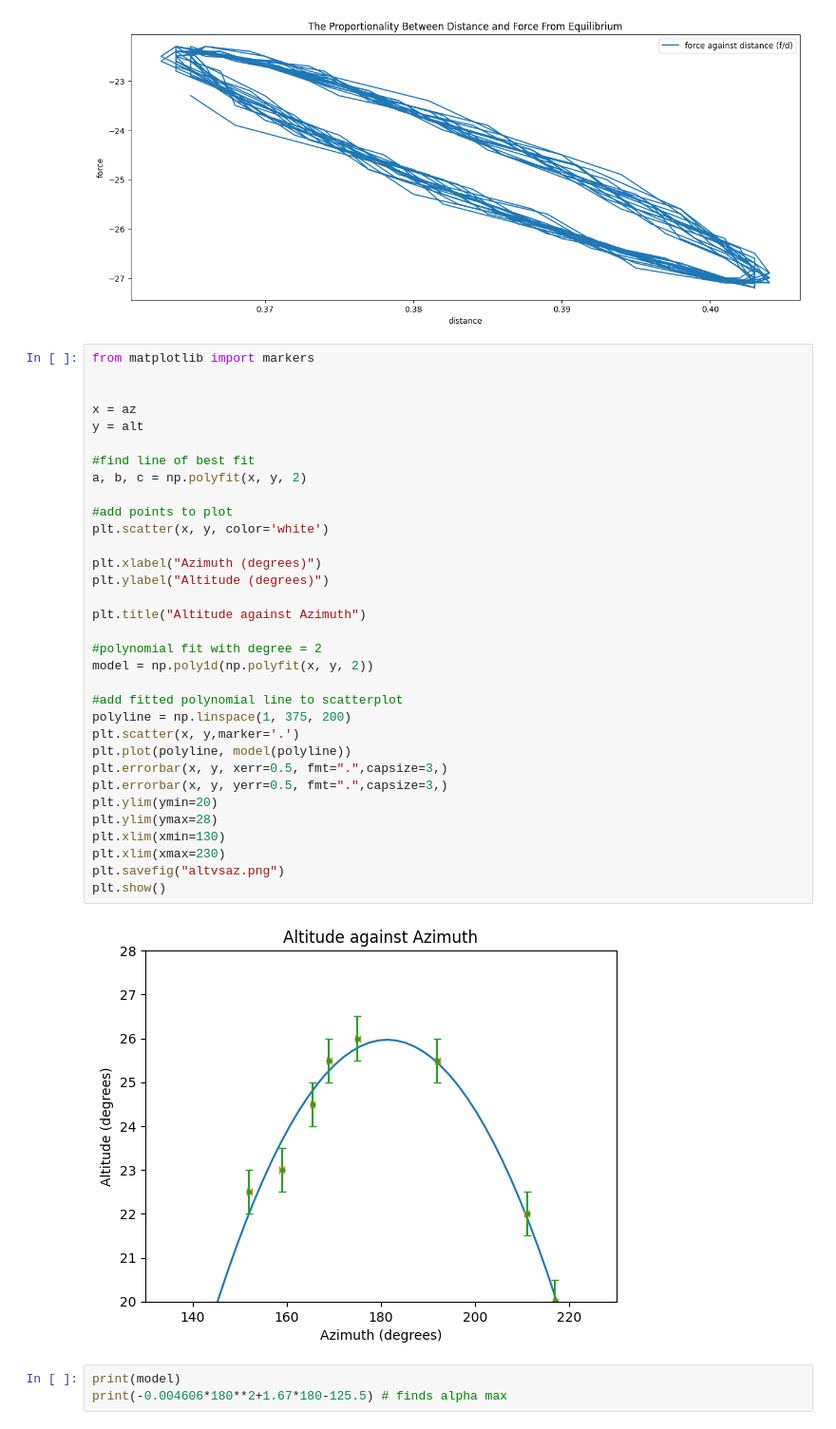
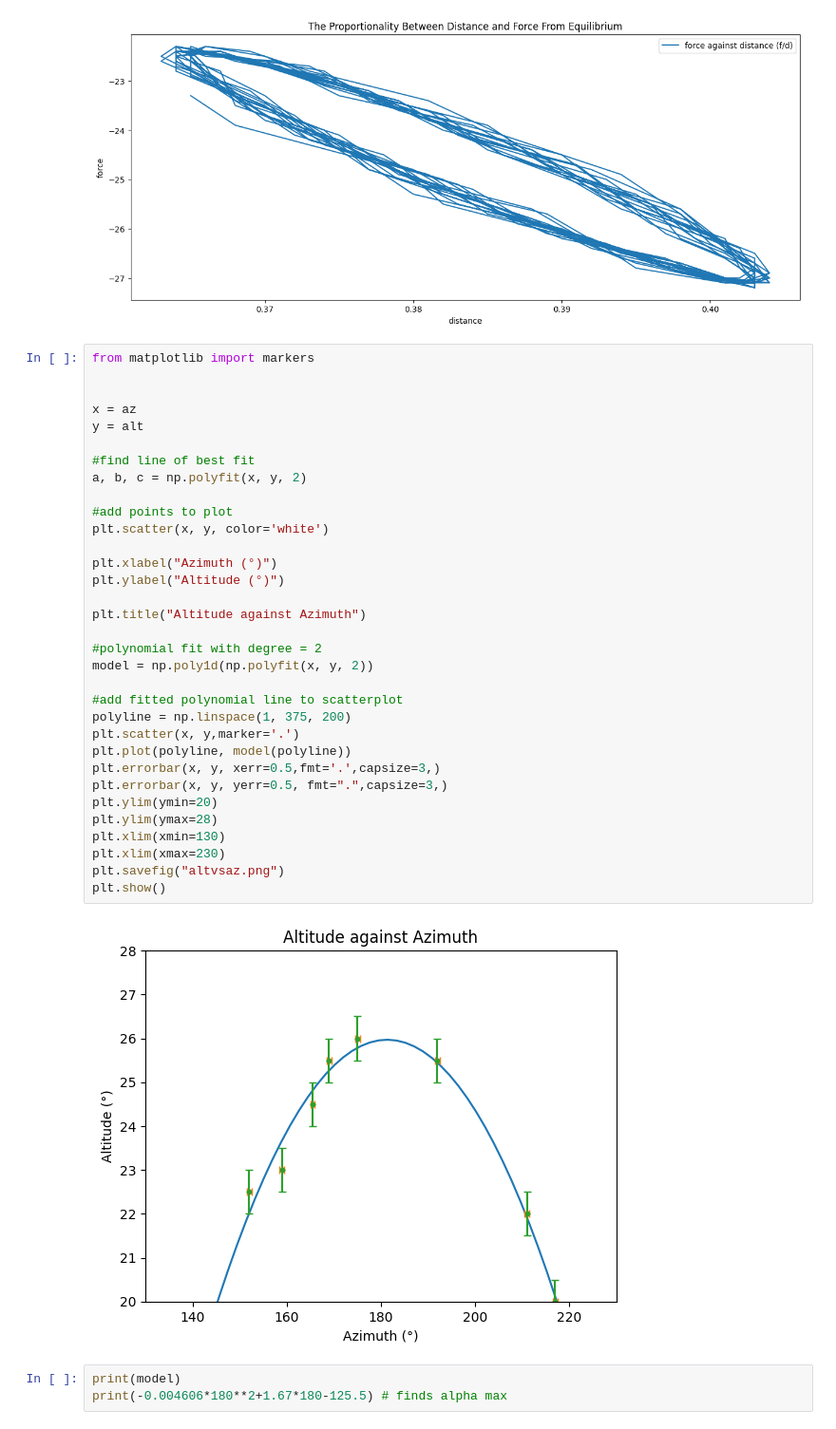
Before and after one commit to ClarkieUK/Data-Analysis, a Jupyter notebook: notebook.ipynb, the cells around one changed output. Shown at 95% size. Cells and saved outputs as stored; diff of their text form.

```diff
--- a/notebook.ipynb
+++ b/notebook.ipynb
@@ -87,37 +87,37 @@ plt.show()
 from matplotlib import markers
 
 
 x = az
 y = alt
 
 #find line of best fit
 a, b, c = np.polyfit(x, y, 2)
 
 #add points to plot
 plt.scatter(x, y, color='white')
 
-plt.xlabel("Azimuth (degrees)")
-plt.ylabel("Altitude (degrees)")
+plt.xlabel("Azimuth (°)")
+plt.ylabel("Altitude (°)")
 
 plt.title("Altitude against Azimuth")
 
 #polynomial fit with degree = 2
 model = np.poly1d(np.polyfit(x, y, 2))
 
 #add fitted polynomial line to scatterplot
 polyline = np.linspace(1, 375, 200)
 plt.scatter(x, y,marker='.')
 plt.plot(polyline, model(polyline))
-plt.errorbar(x, y, xerr=0.5, fmt=".",capsize=3,)
+plt.errorbar(x, y, xerr=0.5,fmt='.',capsize=3,)
 plt.errorbar(x, y, yerr=0.5, fmt=".",capsize=3,)
 plt.ylim(ymin=20)
 plt.ylim(ymax=28)
 plt.xlim(xmin=130)
 plt.xlim(xmax=230)
 plt.savefig("altvsaz.png")
 plt.show()
 # %% [output]
-[figure, old version]
+[figure, new version]
 # %%
 print(model)
 print(-0.004606*180**2+1.67*180-125.5) # finds alpha max
```
Also changed, not shown: parts of 1 cell of this notebook, 3 other files.
